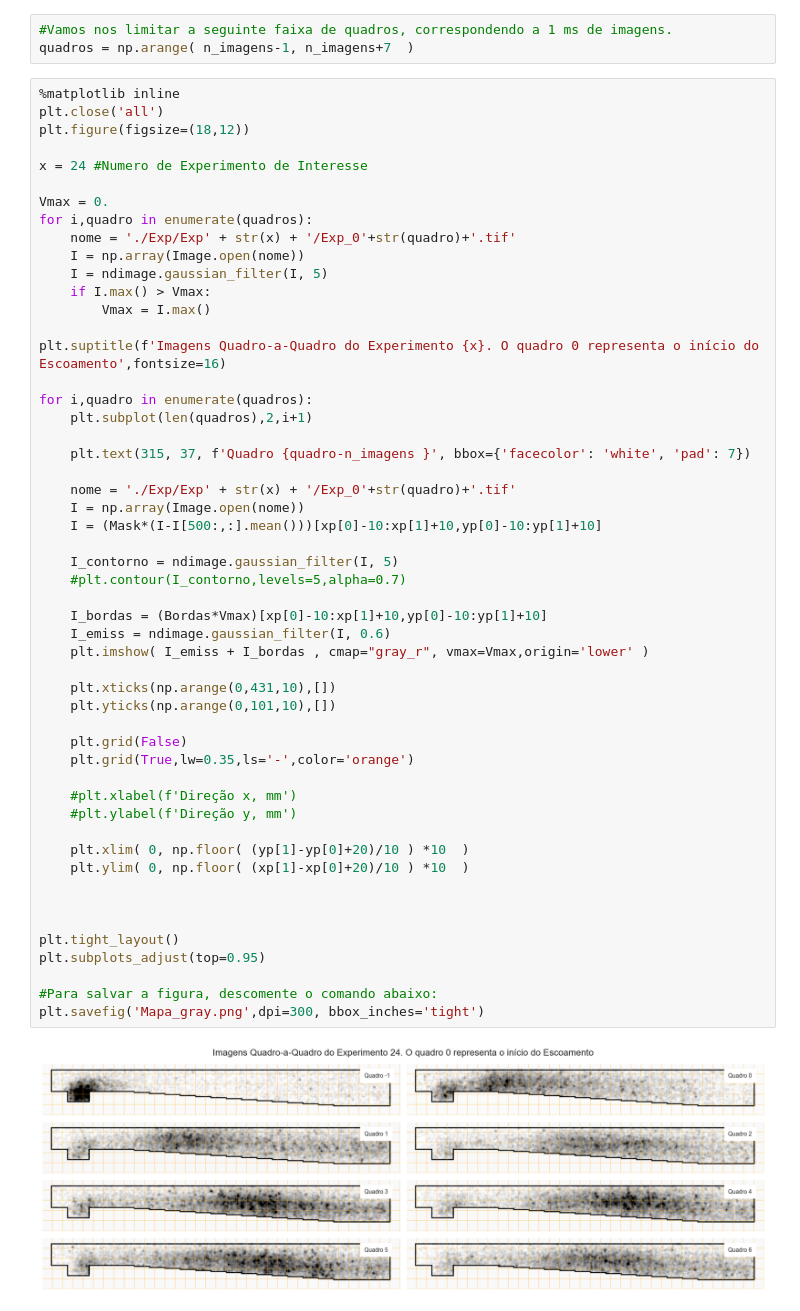
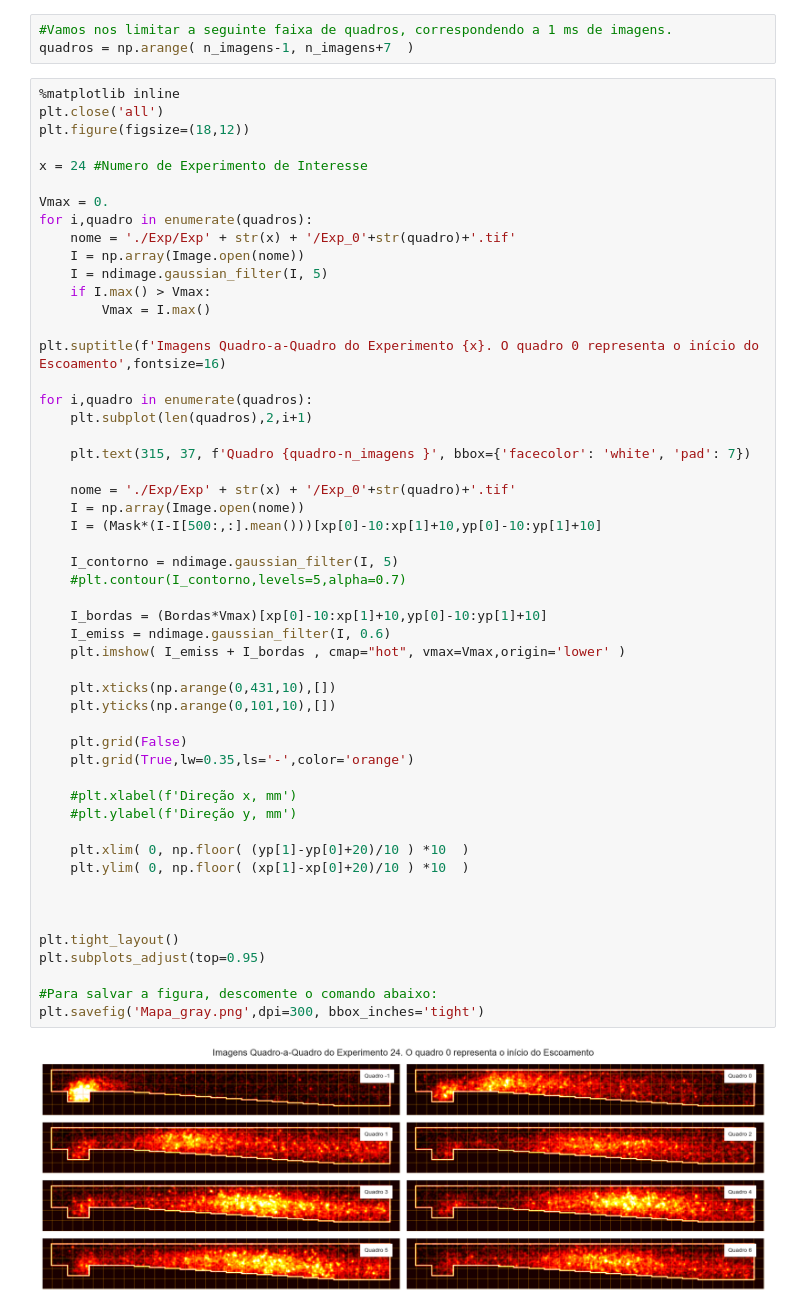
Before and after one commit to matos-pedro/Mapa_OH, a Jupyter notebook: Mapa.ipynb, the cells around one changed output. Cells and saved outputs as stored; diff of their text form.

```diff
--- a/Mapa.ipynb
+++ b/Mapa.ipynb
@@ -231,32 +231,32 @@ for i,quadro in enumerate(quadros):
     nome = './Exp/Exp' + str(x) + '/Exp_0'+str(quadro)+'.tif'
     I = np.array(Image.open(nome))
     I = (Mask*(I-I[500:,:].mean()))[xp[0]-10:xp[1]+10,yp[0]-10:yp[1]+10]
 
     I_contorno = ndimage.gaussian_filter(I, 5)
     #plt.contour(I_contorno,levels=5,alpha=0.7)
 
     I_bordas = (Bordas*Vmax)[xp[0]-10:xp[1]+10,yp[0]-10:yp[1]+10]
     I_emiss = ndimage.gaussian_filter(I, 0.6)
-    plt.imshow( I_emiss + I_bordas , cmap="gray_r", vmax=Vmax,origin='lower' )
+    plt.imshow( I_emiss + I_bordas , cmap="hot", vmax=Vmax,origin='lower' )
 
     plt.xticks(np.arange(0,431,10),[])
     plt.yticks(np.arange(0,101,10),[])
 
     plt.grid(False)
     plt.grid(True,lw=0.35,ls='-',color='orange')
 
     #plt.xlabel(f'Direção x, mm')
     #plt.ylabel(f'Direção y, mm')
 
     plt.xlim( 0, np.floor( (yp[1]-yp[0]+20)/10 ) *10  )
     plt.ylim( 0, np.floor( (xp[1]-xp[0]+20)/10 ) *10  )
 
 
 
 plt.tight_layout()
 plt.subplots_adjust(top=0.95)
 
 #Para salvar a figura, descomente o comando abaixo:
 plt.savefig('Mapa_gray.png',dpi=300, bbox_inches='tight')
 # %% [output]
-[figure, old version]
+[figure, new version]
```
Also changed, not shown: parts of 7 cells of this notebook.
